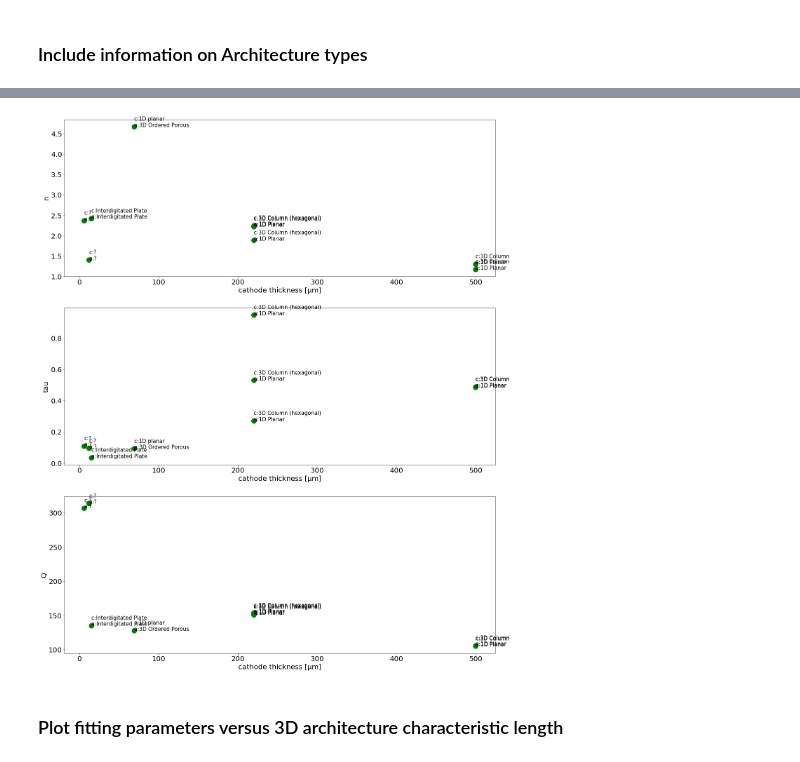
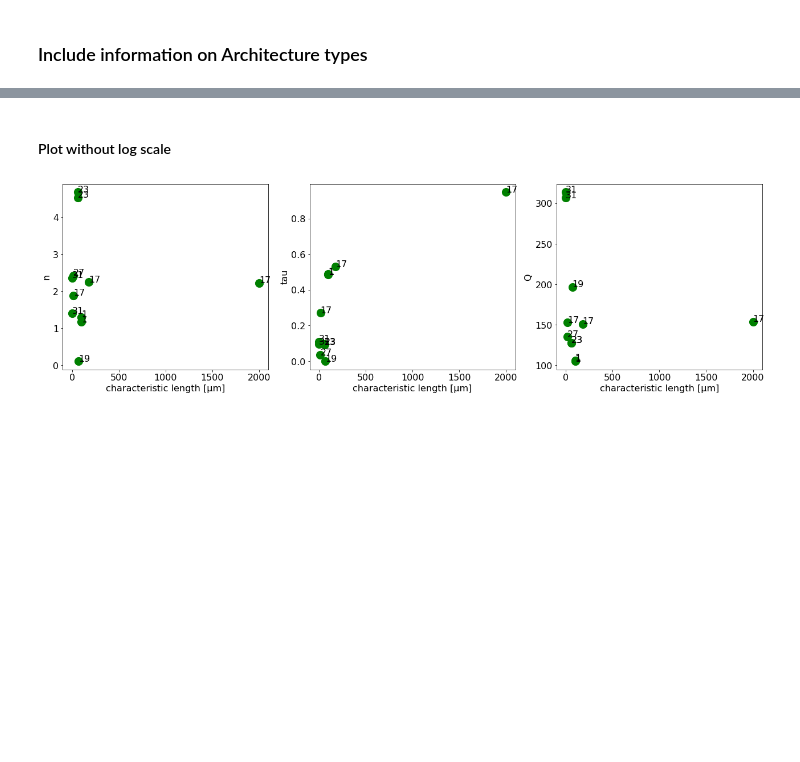
Before and after one commit to BatteryDesign/BatteryRateCap, a Jupyter notebook: Fitting_visualization.ipynb, the cells around one changed output, grey strips where cells are left out. Saved outputs shown, nothing was run; the diff lists cells and outputs as text; code cells hidden in the pictures; blank space fills up the shorter version.

```diff
--- a/Fitting_visualization.ipynb
+++ b/Fitting_visualization.ipynb
@@ -280,7 +284,7 @@ par_df2
 # %% [markdown]
 ### Load Geometry and Material Parameters
 # %%
-geo_df= pd.read_excel('3D_Battery_Parameter_Log.xls', sheet_name='GeometryParameters')
+geo_df= pd.read_excel('NEW_3D_Battery_Parameter_Log.xls', sheet_name='GeometryParameters')
 # %%
 geo_df.head(7)
 # %% [output]
@@ -423,0 +419,3 @@ par_df_full
+# %%
+mat_df= pd.read_excel('NEW_3D_Battery_Parameter_Log.xls', sheet_name='MaterialParameters')
+mat_df
@@ -423,0 +436,13 @@ par_df_full
+# %%
+mat_df = mat_df[['Paper #','Set','Cathode Material','Anode Material']]
+# Select rows of interest
+mat_df_needed = pd.DataFrame(columns=mat_df.columns)
+for index, row in par_df.iterrows():
+    select_rows = mat_df.loc[(mat_df['Set']==row['Set']) & (mat_df['Paper #']==row['Paper #'])]
+    mat_df_needed = mat_df_needed.append(select_rows,ignore_index=True)
+
+mat_df_needed
+
+par_df_full['Cathode Material'] = mat_df_needed['Cathode Material']
+par_df_full['Anode Material'] = mat_df_needed['Anode Material']
+par_df_full
@@ -456,31 +581,38 @@ for index, txt in enumerate(overall_arc):
+# %% [markdown]
+#### Plot without log scale
 # %%
-matplotlib.rcParams.update({'font.size': 20})
-fig = plt.figure(figsize=(22,28))
-ax = fig.subplots(nrows=3,ncols=1)
+# Take either cathode or anode charateristic length
+characteristic_length = []
+char_cathode = par_df_full['Cathode 3D \nCharateristic Length [µm]'].values
+char_anode = par_df_full['Anode 3D \nCharateristic\nLength [µm]'].values
+for index,length in enumerate(char_cathode):
+    if np.isnan(length)==False:
+        characteristic_length.append(length)
+    else: characteristic_length.append(char_anode[index])
 
-cathode_arc = par_df_full['Cathode Architecture'].values
-anode_arc = par_df_full['Anode Architecture'].values
+matplotlib.rcParams.update({'font.size': 16})
+fig = plt.figure(figsize=(22,6))
+ax = fig.subplots(nrows=1,ncols=3)
 
-ax[0].scatter(cathode_thickness, n, color='g',s=200)
-ax[0].set_xlabel('cathode thickness [µm]')
+ax[0].scatter(characteristic_length, n, color='g',s=200)
+ax[0].set_xlabel('characteristic length [µm]')
 ax[0].set_ylabel('n')
-for index, txt in enumerate(cathode_arc):
-    ax[0].annotate('c:'+str(txt)+'\n'+'a:'+str(anode_arc[index]), (cathode_thickness[index], n[index]), fontsize=15)
 
+for index, txt in enumerate(paper):
+    ax[0].annotate(paper[index], (characteristic_length[index], n[index]))
 
-ax[1].scatter(cathode_thickness, tau, color='g',s=200)
-ax[1].set_xlabel('cathode thickness [µm]')
+ax[1].scatter(characteristic_length, tau, color='g',s=200)
+ax[1].set_xlabel('characteristic length [µm]')
 ax[1].set_ylabel('tau')
-for index, txt in enumerate(cathode_arc):
-    ax[1].annotate('c:'+str(txt)+'\n'+'a:'+str(anode_arc[index]), (cathode_thickness[index], tau[index]), fontsize=15)
 
+for index, txt in enumerate(paper):
+    ax[1].annotate(paper[index], (characteristic_length[index], tau[index]))
 
-ax[2].scatter(cathode_thickness, Q, color='g',s=200)
-ax[2].set_xlabel('cathode thickness [µm]')
+ax[2].scatter(characteristic_length, Q, color='g',s=200)
+ax[2].set_xlabel('characteristic length [µm]')
 ax[2].set_ylabel('Q')
-for index, txt in enumerate(cathode_arc):
-    ax[2].annotate('c:'+str(txt)+'\n'+'a:'+str(anode_arc[index]), (cathode_thickness[index], Q[index]), fontsize=15)
+
+for index, txt in enumerate(paper):
+    ax[2].annotate(paper[index], (characteristic_length[index], Q[index]))
 # %% [output]
-[figure, old version]
+[figure, new version]
-# %% [markdown]
-### Plot fitting parameters versus 3D architecture characteristic length
```
Also changed, not shown: parts of 23 cells of this notebook.
